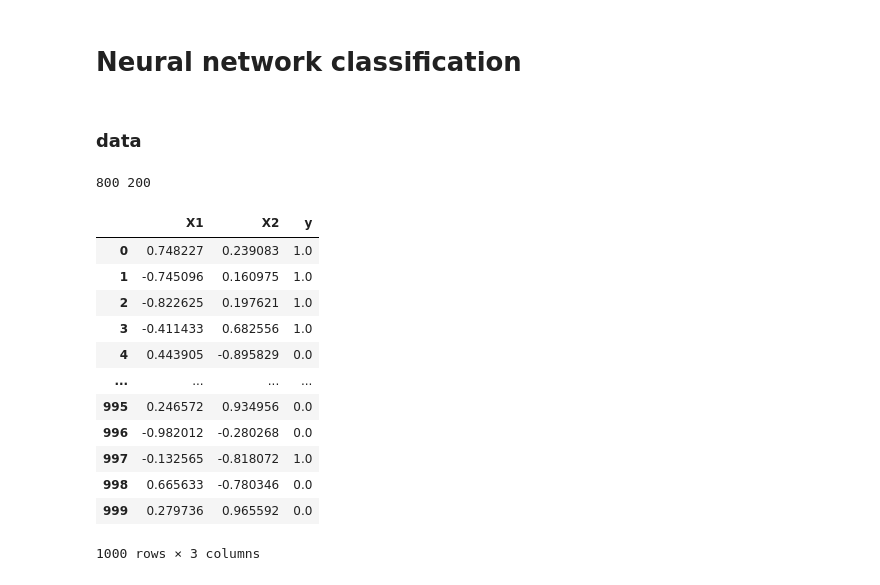
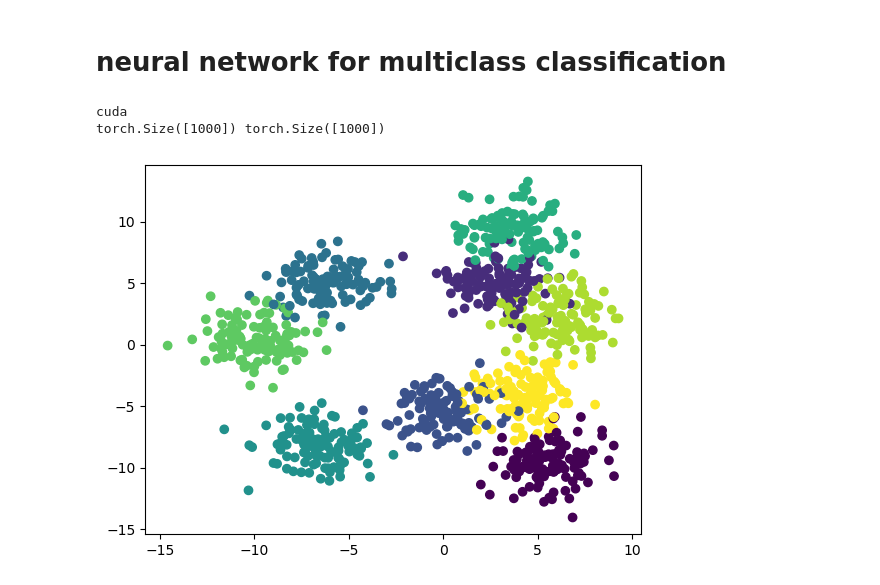
Before and after one commit to Hinski2/pytorchTutorial, a Jupyter notebook: notebook3.ipynb, the cells around one changed output. Saved outputs shown, nothing was run; the diff lists cells and outputs as text; code cells hidden in the pictures.

Commit message:
add model for multiclass classification

```diff
--- a/notebook3.ipynb
+++ b/notebook3.ipynb
@@ -1,5 +1,3 @@
 # %% [markdown]
-# Neural network classification
+# neural network for multiclass classification
-# %% [markdown]
-### data
 # %%
@@ -11,40 +9,32 @@ import torch
 from torch import nn
 # %%
 N_SAMPLES = 1000
-device = 'cuda' if torch.cuda.is_available() else 'cpu'
-X, y = make_circles(N_SAMPLES,
-                    noise=0.04,
-                    random_state=42)
+N_CENTERS = 9
+RANDOM_SEED = 10
+DEVICE = 'cuda' if torch.cuda.is_available() else 'cpu'
+print(DEVICE)
 
-X, y = torch.tensor(X, dtype=torch.float), torch.tensor(y, dtype=torch.float)
+X_blob, y_blob = make_blobs(n_samples=N_SAMPLES,
+                              centers=N_CENTERS,
+                              cluster_std=1.5,
+                              random_state=RANDOM_SEED)
 
-from sklearn.model_selection import train_test_split
+X_blob = torch.from_numpy(X_blob).type(torch.float)
+y_blob = torch.from_numpy(y_blob).type(torch.LongTensor)
+
 TEST_SIZE = 0.2
-X_train, X_test, y_train, y_test = train_test_split(X,
-                                                   y,
-                                                   test_size=TEST_SIZE,
-                                                   random_state=42)
+X_train, X_test, y_train, y_test = train_test_split(X_blob,
+                                                    y_blob,
+                                                    test_size=TEST_SIZE,
+                                                    random_state=RANDOM_SEED)
 
-X_train, X_test, y_train, y_test = X_train.to(device), X_test.to(device), y_train.to(device), y_test.to(device)
-print(len(X_train), len(X_test))
+X_train, X_test, y_train, y_test = X_train.to(DEVICE), X_test.to(DEVICE), y_train.to(DEVICE), y_test.to(DEVICE)
+
+print(X_blob[:, 0].size(), y_blob.size())
+
+plt.scatter(X_blob[:, 0], X_blob[:, 1], c=y_blob)
+plt.show()
 # %% [output]
-800 200
+cuda
+torch.Size([1000]) torch.Size([1000])
+[figure, added]
-# %%
-circles = pd.DataFrame({"X1" : X[:, 0],
-                        "X2" : X[:, 1],
-                        "y" : y})
-circles
-# %% [output]
-|  | X1 | X2 | y |
-| 0 | 0.748227 | 0.239083 | 1.0 |
-| 1 | -0.745096 | 0.160975 | 1.0 |
-| 2 | -0.822625 | 0.197621 | 1.0 |
-| 3 | -0.411433 | 0.682556 | 1.0 |
-| 4 | 0.443905 | -0.895829 | 0.0 |
-| ... | ... | ... | ... |
-| 995 | 0.246572 | 0.934956 | 0.0 |
-| 996 | -0.982012 | -0.280268 | 0.0 |
-| 997 | -0.132565 | -0.818072 | 1.0 |
-| 998 | 0.665633 | -0.780346 | 0.0 |
-| 999 | 0.279736 | 0.965592 | 0.0 |
-1000 rows × 3 columns
```
Also changed, not shown: parts of 18 cells of this notebook, 1 other file.
